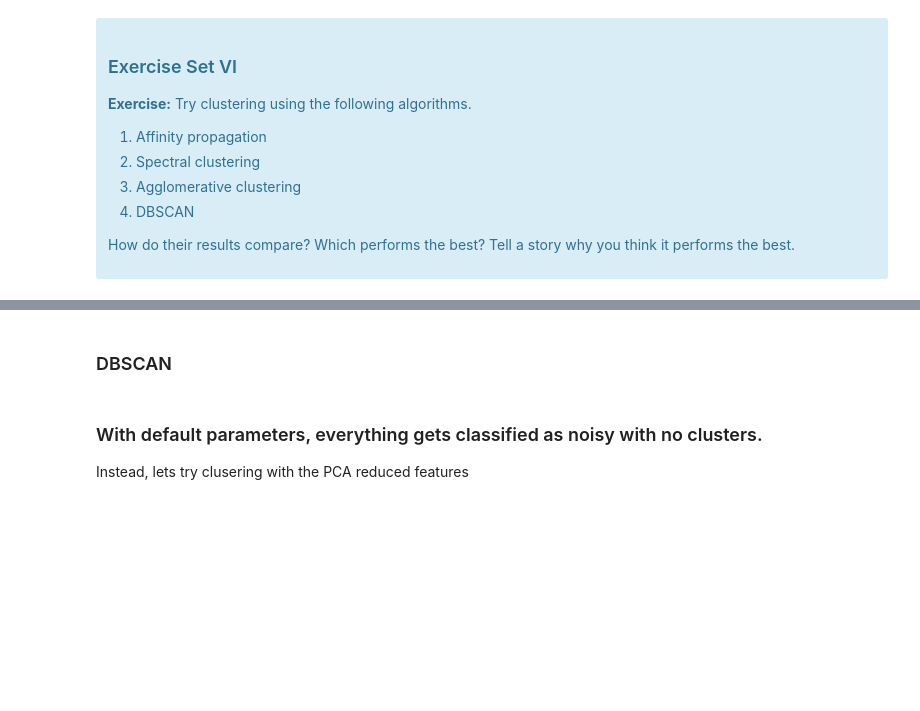
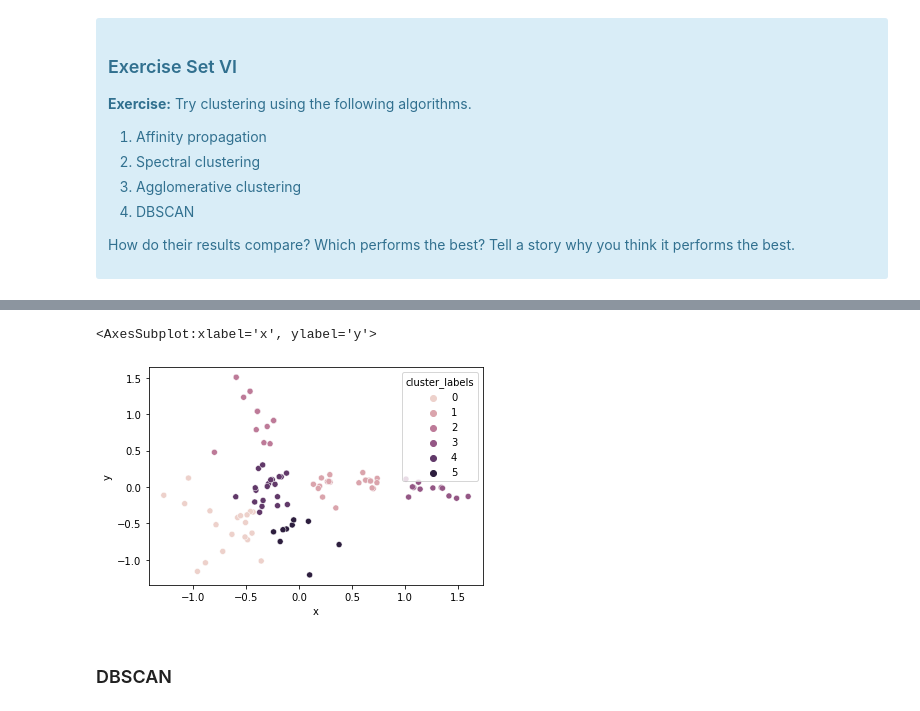
Before and after one commit to josephplpriest/springboard, a Jupyter notebook: case_studies/k-means_clustering_case_study/Clustering Case Study - Customer Segmentation with K-Means - Tier 3.ipynb, the cells around one changed output, grey strips where cells are left out. Saved outputs shown, nothing was run; the diff lists cells and outputs as text; code cells hidden in the pictures; blank space fills up the shorter version.

```diff
--- a/case_studies/k-means_clustering_case_study/Clustering Case Study - Customer Segmentation with K-Means - Tier 3.ipynb
+++ b/case_studies/k-means_clustering_case_study/Clustering Case Study - Customer Segmentation with K-Means - Tier 3.ipynb
@@ -589,3 +665,14 @@ Source: http://scikit-learn.org/stable/modules/clustering.html
+# %%
+from sklearn.cluster import AgglomerativeClustering
+
+ac = AgglomerativeClustering(n_clusters=6, linkage="ward").fit(df[["x","y"]])
+
+df["cluster_labels"] = ac.labels_
+# %%
+sns.scatterplot(data=df, x="x", y="y", hue="cluster_labels")
+# %% [output]
+<AxesSubplot:xlabel='x', ylabel='y'>
+[figure, added]
 # %% [markdown]
 ### DBSCAN
 # %%
@@ -598,4 +683,0 @@ db.labels_
-# %% [markdown]
-### With default parameters, everything gets classified as noisy with no clusters.
-
-Instead, lets try clusering with the PCA reduced features
```
Also changed, not shown: parts of 34 cells of this notebook, 13 other files.
